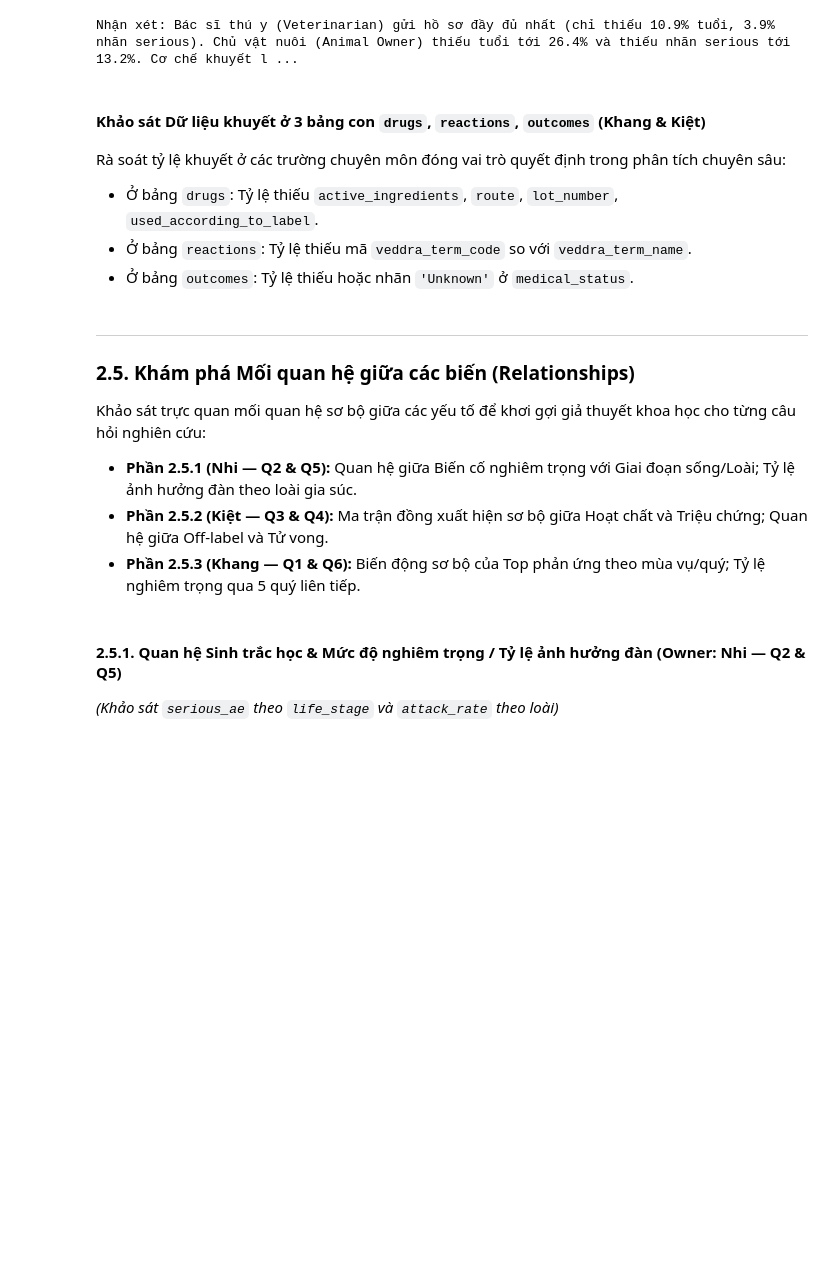
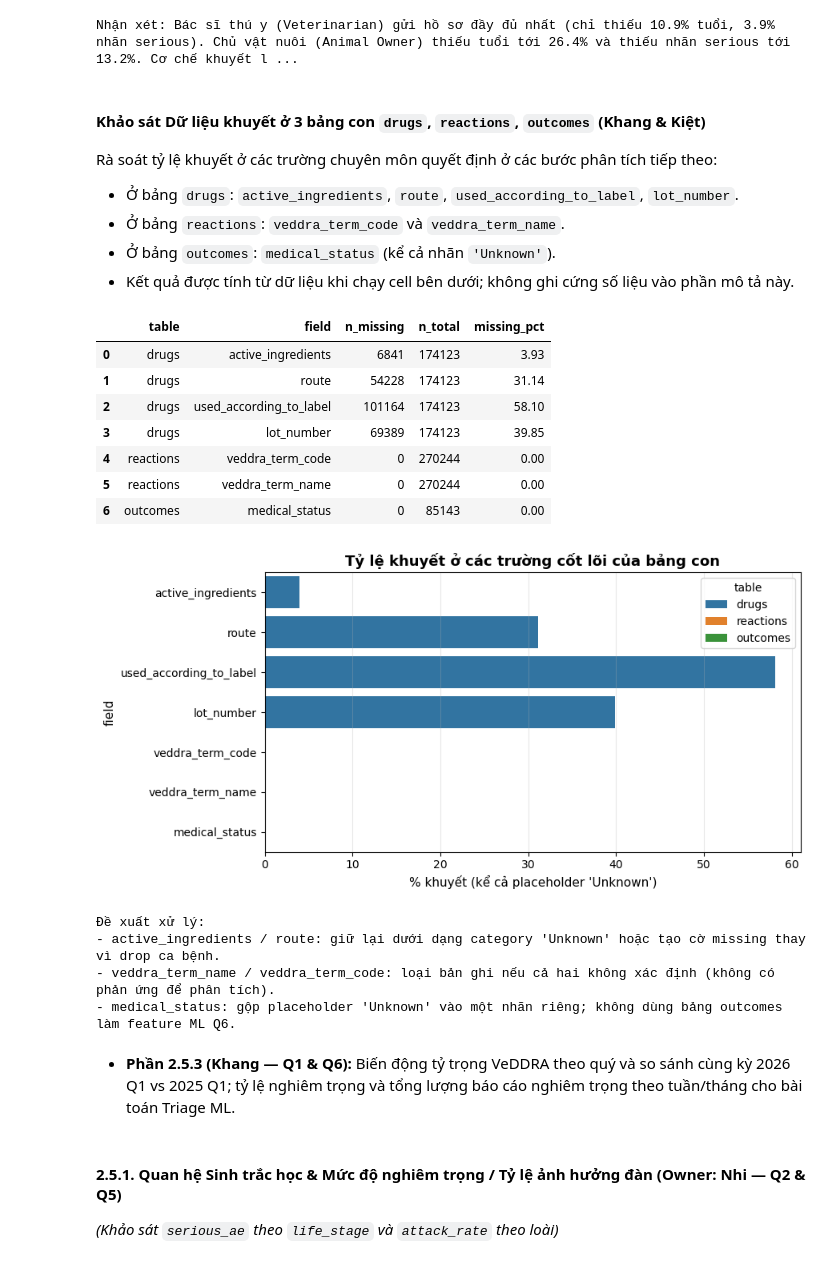
Before and after one commit to LeoTkiet/Prg4DS-G3, a Jupyter notebook: notebooks/01_collection_exploration.ipynb, the cells around one changed output. Cells and saved outputs as stored; diff of their text form; code cells hidden in the pictures; blank space fills up the shorter version.

Commit message:
feat: Thực hiện quá trình tiền xử lý cho Q1 & Q6; Cấu trúc lại file NB03

```diff
--- a/notebooks/01_collection_exploration.ipynb
+++ b/notebooks/01_collection_exploration.ipynb
@@ -1008,24 +1325,68 @@ print("Nhận xét: Bác sĩ thú y (Veterinarian) gửi hồ sơ đầy đủ n
 Nhận xét: Bác sĩ thú y (Veterinarian) gửi hồ sơ đầy đủ nhất (chỉ thiếu 10.9% tuổi, 3.9% nhãn serious). Chủ vật nuôi (Animal Owner) thiếu tuổi tới 26.4% và thiếu nhãn serious tới 13.2%. Cơ chế khuyết l ...
 # %% [markdown]
 #### Khảo sát Dữ liệu khuyết ở 3 bảng con `drugs`, `reactions`, `outcomes` (Khang & Kiệt)
-Rà soát tỷ lệ khuyết ở các trường chuyên môn đóng vai trò quyết định trong phân tích chuyên sâu:
-- Ở bảng `drugs`: Tỷ lệ thiếu `active_ingredients`, `route`, `lot_number`, `used_according_to_label`.
-- Ở bảng `reactions`: Tỷ lệ thiếu mã `veddra_term_code` so với `veddra_term_name`.
-- Ở bảng `outcomes`: Tỷ lệ thiếu hoặc nhãn `'Unknown'` ở `medical_status`.
+Rà soát tỷ lệ khuyết ở các trường chuyên môn quyết định ở các bước phân tích tiếp theo:
+- Ở bảng `drugs`: `active_ingredients`, `route`, `used_according_to_label`, `lot_number`.
+- Ở bảng `reactions`: `veddra_term_code` và `veddra_term_name`.
+- Ở bảng `outcomes`: `medical_status` (kể cả nhãn `'Unknown'`).
+- Kết quả được tính từ dữ liệu khi chạy cell bên dưới; không ghi cứng số liệu vào phần mô tả này.
 # %%
 # ===== Task T11/T09: Khảo sát missing data ở 3 bảng con =====
-# TODO [Khang & Kiệt]:
-# 1. Tính % khuyết cho các trường cốt lõi ở drugs (active_ingredients, route, used_according_to_label)
-# 2. Kiểm tra tỷ lệ bản ghi có veddra_term_name rỗng hoặc không xác định ở reactions
-# 3. Đề xuất quy tắc xử lý: drop bản ghi không có hoạt chất/phản ứng hay gán category 'Unknown'
+MISSING_TOKENS = {"", "nan", "none", "unknown", "<na>", "null"}
+
+def is_missing(s):
+    txt = s.astype(str).str.strip().str.lower()
+    return s.isna() | txt.isin(MISSING_TOKENS)
+
+specs = {
+    "drugs": ["active_ingredients", "route", "used_according_to_label", "lot_number"],
+    "reactions": ["veddra_term_code", "veddra_term_name"],
+    "outcomes": ["medical_status"],
+}
+rows = []
+for table, cols in specs.items():
+    df_child = tables[table]
+    for col in cols:
+        if col not in df_child.columns:
+            continue
+        n_missing = int(is_missing(df_child[col]).sum())
+        rows.append({
+            "table": table,
+            "field": col,
+            "n_missing": n_missing,
+            "n_total": len(df_child),
+            "missing_pct": n_missing / len(df_child) * 100 if len(df_child) else np.nan,
+        })
+miss_child = pd.DataFrame(rows)
+display(miss_child.style.format({"missing_pct": "{:.2f}"}))
+
+fig, ax = plt.subplots(figsize=(9, 4.5))
+sns.barplot(data=miss_child, x="missing_pct", y="field", hue="table", dodge=False, ax=ax)
+ax.set_title("Tỷ lệ khuyết ở các trường cốt lõi của bảng con", fontweight="bold")
+ax.set_xlabel("% khuyết (kể cả placeholder 'Unknown')")
+plt.tight_layout()
+plt.show()
+
+print("Đề xuất xử lý:")
+print("- active_ingredients / route: giữ lại dưới dạng category 'Unknown' hoặc tạo cờ missing thay vì drop ca bệnh.")
+print("- veddra_term_name / veddra_term_code: loại bản ghi nếu cả hai không xác định (không có phản ứng để phân tích).")
+print("- medical_status: gộp placeholder 'Unknown' vào một nhãn riêng; không dùng bảng outcomes làm feature ML Q6.")
+# %% [output]
+|  | table | field | n_missing | n_total | missing_pct |
+| 0 | drugs | active_ingredients | 6841 | 174123 | 3.93 |
+| 1 | drugs | route | 54228 | 174123 | 31.14 |
+| 2 | drugs | used_according_to_label | 101164 | 174123 | 58.10 |
+| 3 | drugs | lot_number | 69389 | 174123 | 39.85 |
+| 4 | reactions | veddra_term_code | 0 | 270244 | 0.00 |
+| 5 | reactions | veddra_term_name | 0 | 270244 | 0.00 |
+| 6 | outcomes | medical_status | 0 | 85143 | 0.00 |
+[figure, added]
+Đề xuất xử lý:
+- active_ingredients / route: giữ lại dưới dạng category 'Unknown' hoặc tạo cờ missing thay vì drop ca bệnh.
+- veddra_term_name / veddra_term_code: loại bản ghi nếu cả hai không xác định (không có phản ứng để phân tích).
+- medical_status: gộp placeholder 'Unknown' vào một nhãn riêng; không dùng bảng outcomes làm feature ML Q6.
 # %% [markdown]
----
-### 2.5. Khám phá Mối quan hệ giữa các biến (Relationships)
-
-Khảo sát trực quan mối quan hệ sơ bộ giữa các yếu tố để khơi gợi giả thuyết khoa học cho từng câu hỏi nghiên cứu:
-- **Phần 2.5.1 (Nhi — Q2 & Q5):** Quan hệ giữa Biến cố nghiêm trọng với Giai đoạn sống/Loài; Tỷ lệ ảnh hưởng đàn theo loài gia súc.
-- **Phần 2.5.2 (Kiệt — Q3 & Q4):** Ma trận đồng xuất hiện sơ bộ giữa Hoạt chất và Triệu chứng; Quan hệ giữa Off-label và Tử vong.
-- **Phần 2.5.3 (Khang — Q1 & Q6):** Biến động sơ bộ của Top phản ứng theo mùa vụ/quý; Tỷ lệ nghiêm trọng qua 5 quý liên tiếp.
+- **Phần 2.5.3 (Khang — Q1 & Q6):** Biến động tỷ trọng VeDDRA theo quý và so sánh cùng kỳ 2026 Q1 vs 2025 Q1; tỷ lệ nghiêm trọng và tổng lượng báo cáo nghiêm trọng theo tuần/tháng cho bài toán Triage ML.
 # %% [markdown]
 #### 2.5.1. Quan hệ Sinh trắc học & Mức độ nghiêm trọng / Tỷ lệ ảnh hưởng đàn (Owner: Nhi — Q2 & Q5)
 *(Khảo sát `serious_ae` theo `life_stage` và `attack_rate` theo loài)*
```
Also changed, not shown: parts of 11 cells of this notebook, 1 other file.
